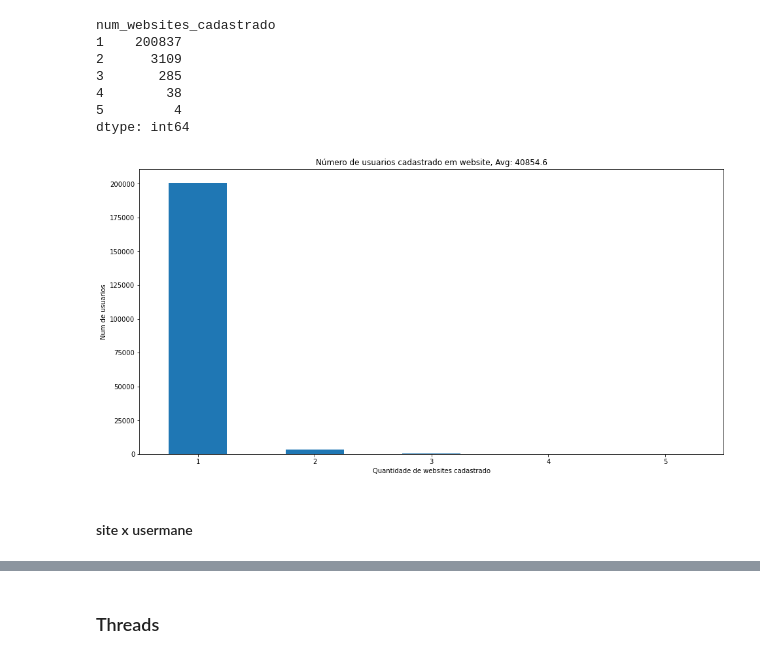
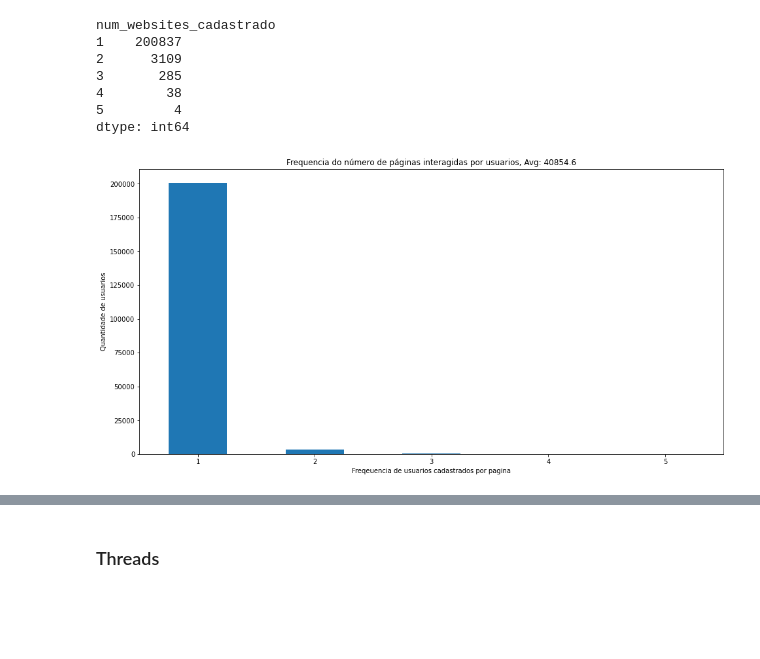
Before and after one commit to fmorenovr/crimepy, a Jupyter notebook: notebooks/3_DB_Statistics.ipynb, the cells around one changed output, grey strips where cells are left out. Saved outputs shown, nothing was run; the diff lists cells and outputs as text; code cells hidden in the pictures; blank space fills up the shorter version.

```diff
--- a/notebooks/3_DB_Statistics.ipynb
+++ b/notebooks/3_DB_Statistics.ipynb
@@ -17,7 +17,7 @@ CSV_PATH = f"{DATA_PATH}csv/{YEAR}/"
 # %% [markdown]
 #### members
 # %%
-members_df = pd.read_csv(f"{CSV_PATH}members.csv", sep=",", low_memory=False)
+members_df = pd.read_csv(f"{CSV_PATH}members.csv", sep="\t", low_memory=False)
 members_df.drop_duplicates(inplace=True)
 members_df
 # %% [output]
@@ -76,7 +76,7 @@ members_df
 # %% [markdown]
 #### boards
 # %%
-boards_df = pd.read_csv(f"{CSV_PATH}boards.csv", sep=",", low_memory=False)
+boards_df = pd.read_csv(f"{CSV_PATH}boards.csv", sep="\t", low_memory=False)
 boards_df["url"] = boards_df["url"].apply(lambda x: x.replace("antichat.com", "forum.antichat.ru"))
 boards_df["site_name"] = boards_df["url"].apply(lambda x: (x.replace("https://", "")).split("/")[0] if "https" in x else (x.replace("http://", "")).split("/")[0] )
 boards_df.drop_duplicates(inplace=True)
@@ -393,10 +428,8 @@ num_websites_cadastrado
 5         4
 dtype: int64
 # %%
-ax = users_sites_.plot(kind="bar", figsize=(16,8), title=f"Número de usuarios cadastrado em website, Avg: {users_sites_.mean()}", xlabel="Quantidade de websites cadastrado", ylabel="Num de usuarios", rot=0)
+ax = users_sites_.plot(kind="bar", figsize=(16,8), title=f"Frequencia do número de páginas interagidas por usuarios, Avg: {users_sites_.mean()}", xlabel="Freqeuencia de usuarios cadastrados por pagina", ylabel="Quantidade de usuarios", rot=0)
 # ax.legend(list(temp_df["site_name"]))
 #ax.get_legend().remove()
 # %% [output]
-[figure, old version]
+[figure, new version]
-# %% [markdown]
-#### site x usermane
```
Also changed, not shown: parts of 10 cells of this notebook, 2 other files.
